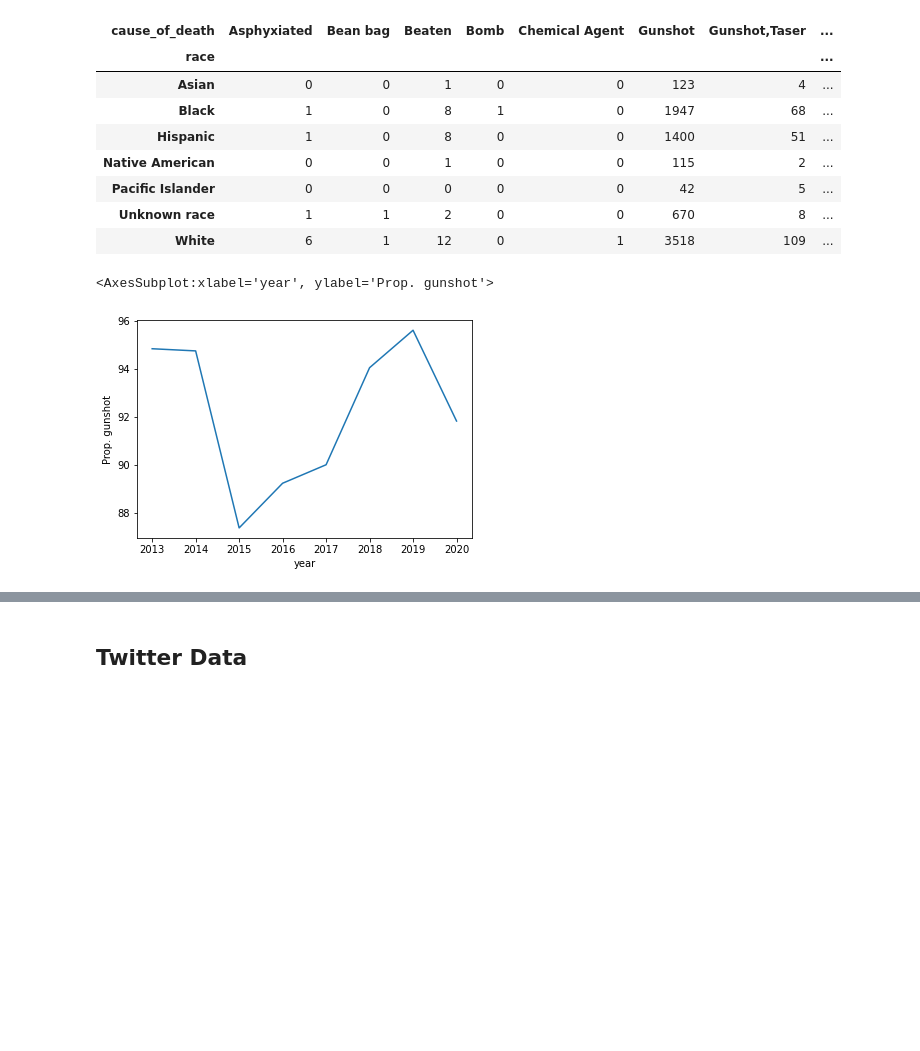
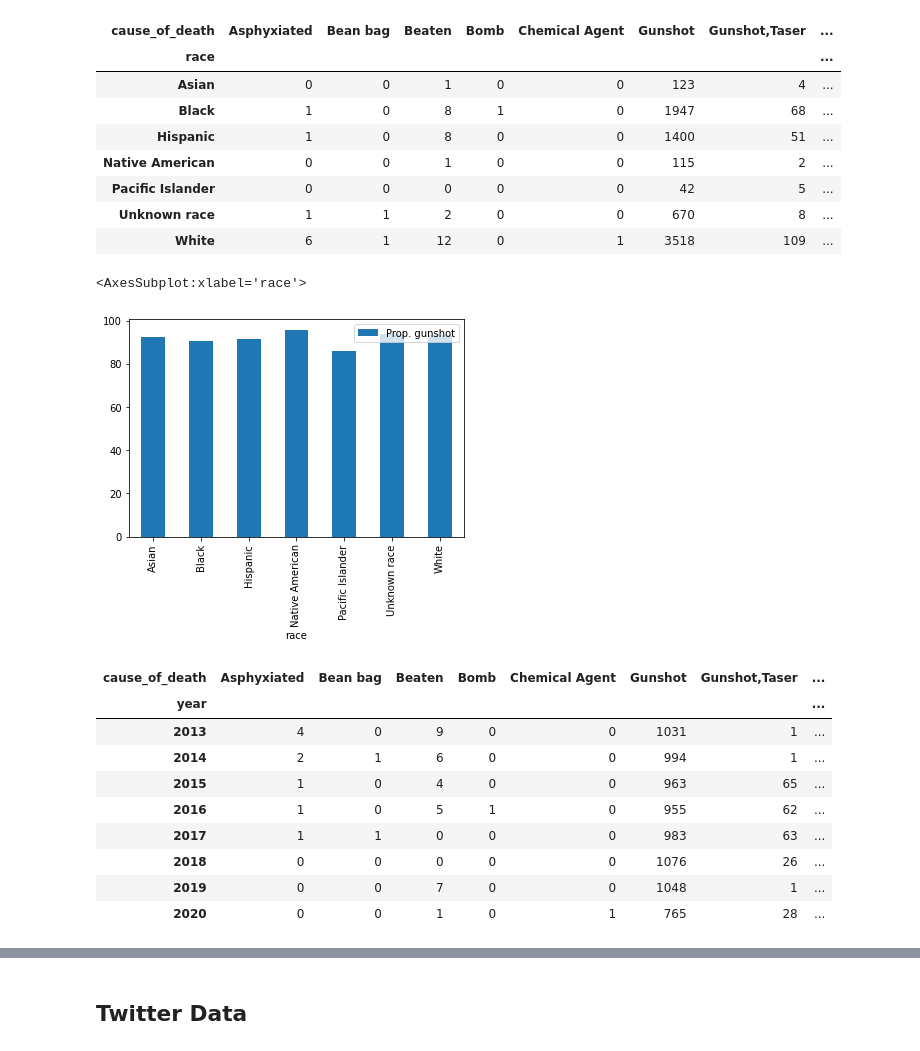
Before and after one commit to dowoma/DDS_BLM, a Jupyter notebook: DataCleaning-copy.ipynb, the cells around one changed output, grey strips where cells are left out. Cells and saved outputs as stored; diff of their text form; code cells hidden in the pictures; blank space fills up the shorter version.

```diff
--- a/DataCleaning-copy.ipynb
+++ b/DataCleaning-copy.ipynb
@@ -423,20 +415,32 @@ cause_pvt
 | Pacific Islander | 0 | 0 | 0 | 0 | 0 | 42 | 5 | ... |
 | Unknown race | 1 | 1 | 2 | 0 | 0 | 670 | 8 | ... |
 | White | 6 | 1 | 12 | 0 | 1 | 3518 | 109 | ... |
+# %%
+cause_pvt.plot.bar(y = 'Prop. gunshot')
+#seems pretty useless
+# %% [output]
+<AxesSubplot:xlabel='race'>
+[figure, added]
 # %%
+# Pivot table for year and cause
 by_cause_year = mpv.groupby(['year', 'cause_of_death']).count()
 cause_pvt_by_year = by_cause_year.pivot_table(\
     index= ['year'], columns='cause_of_death', values='count', fill_value=0
     )
+#Added two column: total death cases; Proportion of death caused by gunshot
 cause_pvt_by_year['total'] = cause_pvt_by_year.sum(axis=1)
 cause_pvt_by_year['Prop. gunshot'] = round(100 * cause_pvt_by_year['Gunshot']\
      / cause_pvt_by_year['total'], 2
 )
-sns.lineplot(
-    data = cause_pvt_by_year,
-    x = 'year',
-    y = 'Prop. gunshot',
-).set(title = "Proportion of death caused by Gunshot over time")
+cause_pvt_by_year
 # %% [output]
-<AxesSubplot:xlabel='year', ylabel='Prop. gunshot'>
-[figure, removed]
+| cause_of_death | Asphyxiated | Bean bag | Beaten | Bomb | Chemical Agent | Gunshot | Gunshot,Taser | ... |
+| year |  |  |  |  |  |  |  | ... |
+| 2013 | 4 | 0 | 9 | 0 | 0 | 1031 | 1 | ... |
+| 2014 | 2 | 1 | 6 | 0 | 0 | 994 | 1 | ... |
+| 2015 | 1 | 0 | 4 | 0 | 0 | 963 | 65 | ... |
+| 2016 | 1 | 0 | 5 | 1 | 0 | 955 | 62 | ... |
+| 2017 | 1 | 1 | 0 | 0 | 0 | 983 | 63 | ... |
+| 2018 | 0 | 0 | 0 | 0 | 0 | 1076 | 26 | ... |
+| 2019 | 0 | 0 | 7 | 0 | 0 | 1048 | 1 | ... |
+| 2020 | 0 | 0 | 1 | 0 | 1 | 765 | 28 | ... |
```
Also changed, not shown: parts of 4 cells of this notebook.
